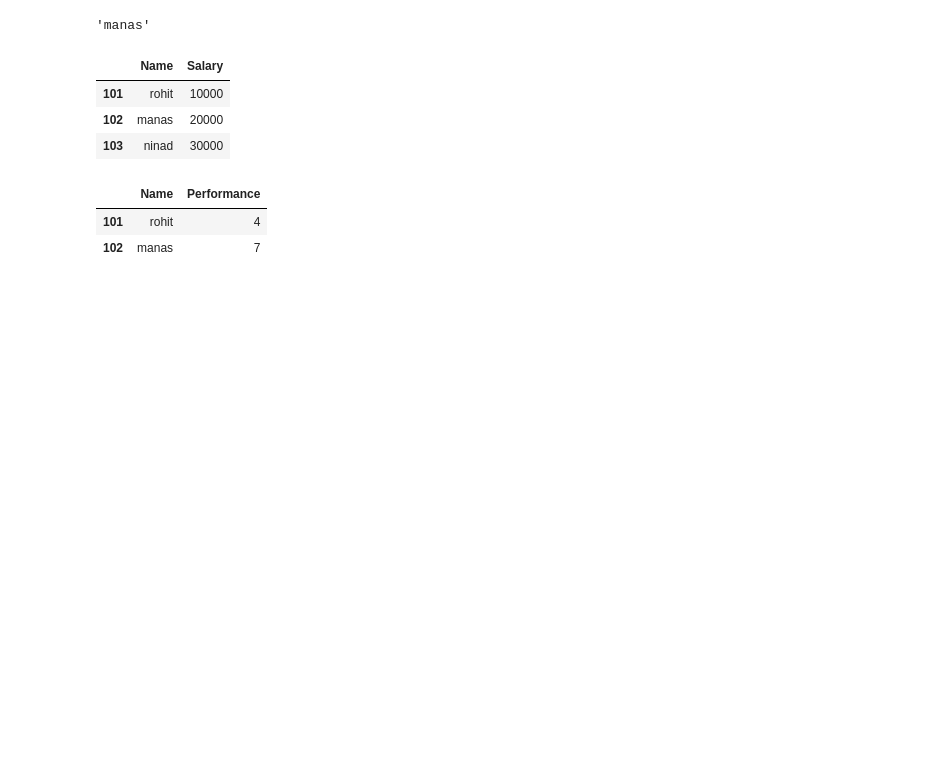
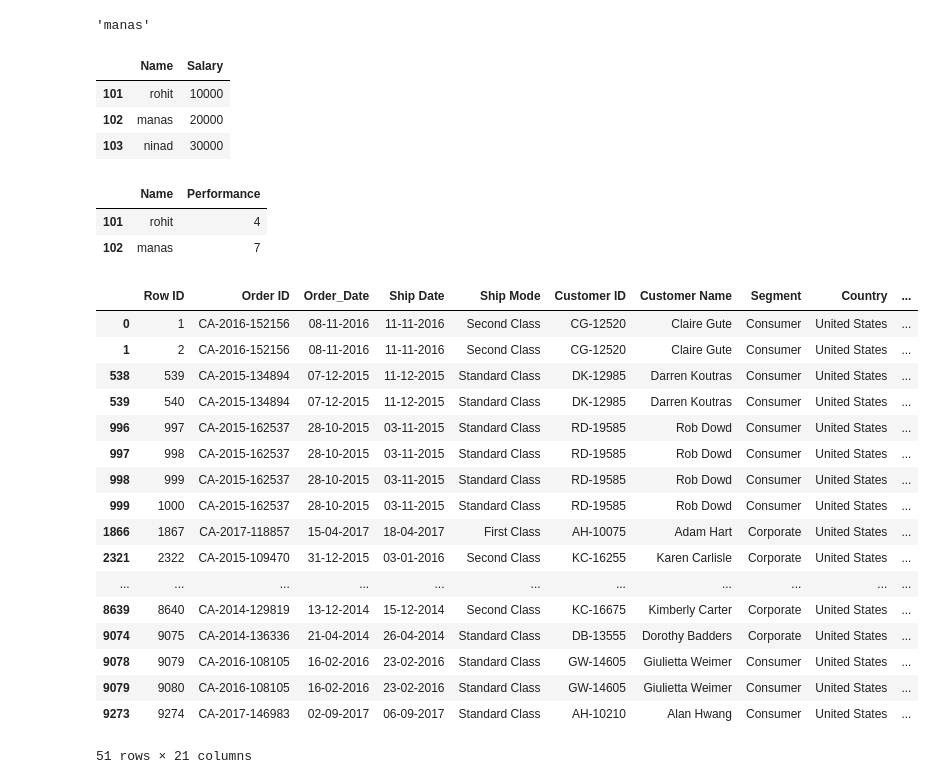
Before and after one commit to rohitdhamke/ml, a Jupyter notebook: panda/day1.ipynb, the cells around one changed output. Saved outputs shown, nothing was run; the diff lists cells and outputs as text; code cells hidden in the pictures; blank space fills up the shorter version.

```diff
--- a/panda/day1.ipynb
+++ b/panda/day1.ipynb
@@ -82,0 +87,21 @@ newdata.loc[101:102,"Name":"Performance":2]
+# %%
+mydata[mydata["City"] == "Henderson"]
+# %% [output]
+|  | Row ID | Order ID | Order_Date | Ship Date | Ship Mode | Customer ID | Customer Name | Segment | Country | ... |
+| 0 | 1 | CA-2016-152156 | 08-11-2016 | 11-11-2016 | Second Class | CG-12520 | Claire Gute | Consumer | United States | ... |
+| 1 | 2 | CA-2016-152156 | 08-11-2016 | 11-11-2016 | Second Class | CG-12520 | Claire Gute | Consumer | United States | ... |
+| 538 | 539 | CA-2015-134894 | 07-12-2015 | 11-12-2015 | Standard Class | DK-12985 | Darren Koutras | Consumer | United States | ... |
+| 539 | 540 | CA-2015-134894 | 07-12-2015 | 11-12-2015 | Standard Class | DK-12985 | Darren Koutras | Consumer | United States | ... |
+| 996 | 997 | CA-2015-162537 | 28-10-2015 | 03-11-2015 | Standard Class | RD-19585 | Rob Dowd | Consumer | United States | ... |
+| 997 | 998 | CA-2015-162537 | 28-10-2015 | 03-11-2015 | Standard Class | RD-19585 | Rob Dowd | Consumer | United States | ... |
+| 998 | 999 | CA-2015-162537 | 28-10-2015 | 03-11-2015 | Standard Class | RD-19585 | Rob Dowd | Consumer | United States | ... |
+| 999 | 1000 | CA-2015-162537 | 28-10-2015 | 03-11-2015 | Standard Class | RD-19585 | Rob Dowd | Consumer | United States | ... |
+| 1866 | 1867 | CA-2017-118857 | 15-04-2017 | 18-04-2017 | First Class | AH-10075 | Adam Hart | Corporate | United States | ... |
+| 2321 | 2322 | CA-2015-109470 | 31-12-2015 | 03-01-2016 | Second Class | KC-16255 | Karen Carlisle | Corporate | United States | ... |
+| ... | ... | ... | ... | ... | ... | ... | ... | ... | ... | ... |
+| 8639 | 8640 | CA-2014-129819 | 13-12-2014 | 15-12-2014 | Second Class | KC-16675 | Kimberly Carter | Corporate | United States | ... |
+| 9074 | 9075 | CA-2014-136336 | 21-04-2014 | 26-04-2014 | Standard Class | DB-13555 | Dorothy Badders | Corporate | United States | ... |
+| 9078 | 9079 | CA-2016-108105 | 16-02-2016 | 23-02-2016 | Standard Class | GW-14605 | Giulietta Weimer | Consumer | United States | ... |
+| 9079 | 9080 | CA-2016-108105 | 16-02-2016 | 23-02-2016 | Standard Class | GW-14605 | Giulietta Weimer | Consumer | United States | ... |
+| 9273 | 9274 | CA-2017-146983 | 02-09-2017 | 06-09-2017 | Standard Class | AH-10210 | Alan Hwang | Consumer | United States | ... |
+51 rows × 21 columns
```
Also changed, not shown: parts of 7 cells of this notebook.
